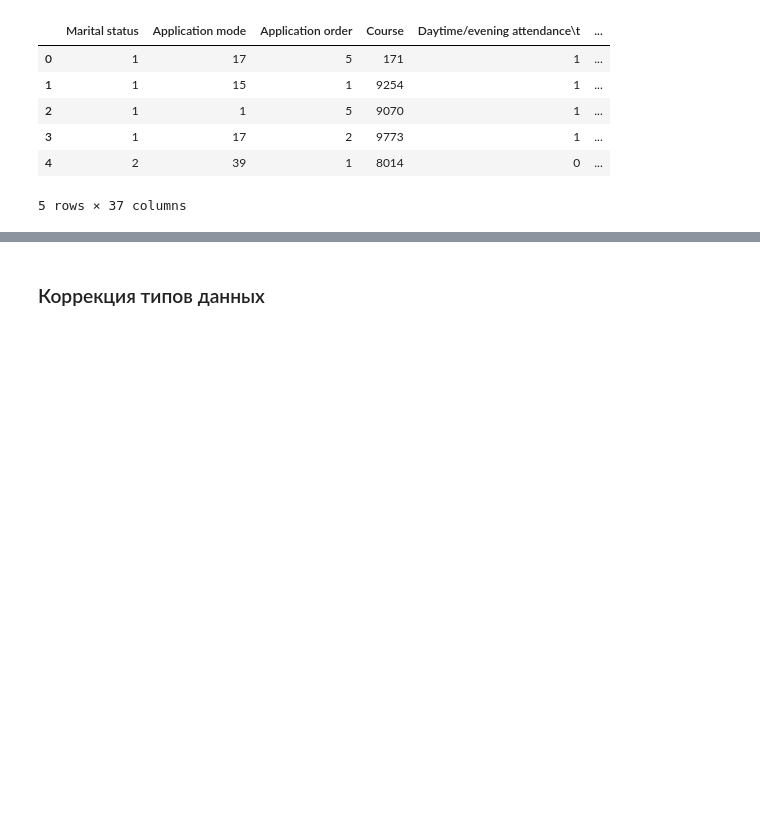
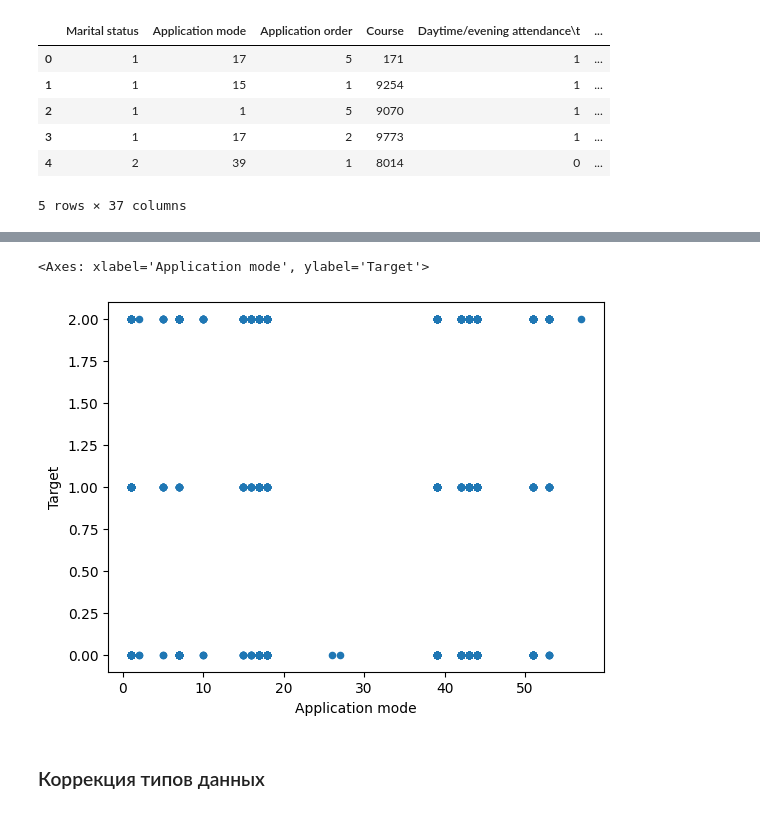
Before and after one commit to terracodum/ML_labs, a Jupyter notebook: lab1/lab1_class.ipynb, the cells around one changed output, grey strips where cells are left out. Drawn from its saved outputs; the diff is of its cells as text; code cells hidden in the pictures; blank space fills up the shorter version.

```diff
--- a/lab1/lab1_class.ipynb
+++ b/lab1/lab1_class.ipynb
@@ -372,0 +395,5 @@ dtype: int64
+# %%
+data.plot.scatter(x='Application mode', y='Target')
+# %% [output]
+<Axes: xlabel='Application mode', ylabel='Target'>
+[figure, added]
```
Also changed, not shown: parts of 13 cells of this notebook, 1 other file.
